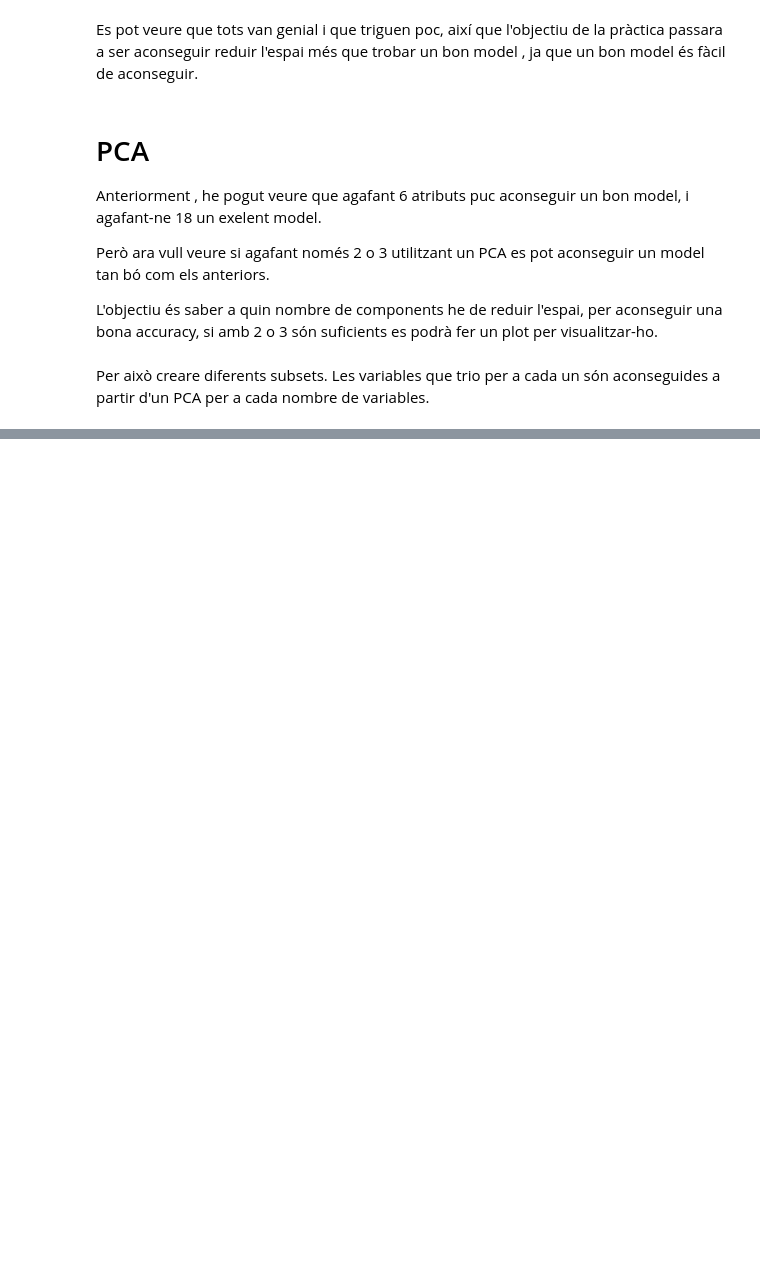
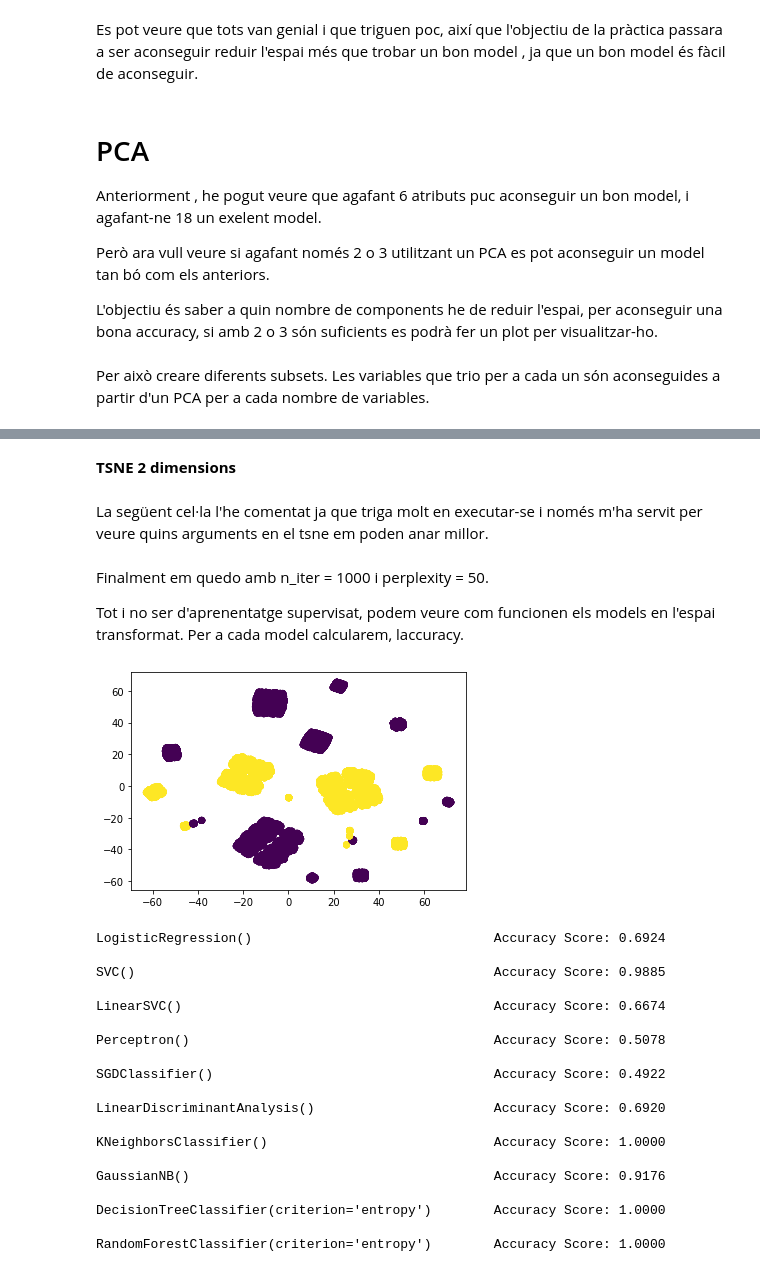
Before and after one commit to AlbertRoca29/Mushrooms, a Jupyter notebook: mushrooms.ipynb, the cells around one changed output, grey strips where cells are left out. Drawn from its saved outputs; the diff is of its cells as text; code cells hidden in the pictures; blank space fills up the shorter version.

```diff
--- a/mushrooms.ipynb
+++ b/mushrooms.ipynb
@@ -461,0 +499,4 @@ Visualització gràfica dels PCA.
+# %% [markdown]
+**TSNE 2 dimensions**
+# %% [markdown]
+La següent cel·la l'he comentat ja que triga molt en executar-se i només m'ha servit per veure quins arguments en el tsne em poden anar millor.
@@ -461,0 +533,53 @@ Visualització gràfica dels PCA.
+# %% [markdown]
+Finalment em quedo amb n_iter = 1000 i perplexity = 50.
+
+Tot i no ser d'aprenentatge supervisat, podem veure com funcionen els models en l'espai transformat. Per a cada model calcularem, laccuracy.
+# %%
+tsne2 = TSNE(n_components=2,n_iter=1000, perplexity = 50) # he augmentat la perplexity respecte l'estandar ja que l'estandar (30) està pensat per dataset molt petits.
+X_tsne2 = tsne2.fit_transform(X_norm)
+plt.scatter(X_tsne2[:, 0], X_tsne2[:, 1], c=y)
+plt.show()
+
+X_train_r, X_test_r, y_train, y_test = train_test_split(X_tsne2, y, test_size=0.3)
+
+models = [
+    LogisticRegression(),
+    SVC(kernel='rbf'),
+    LinearSVC(),
+    Perceptron(),
+    SGDClassifier(),
+    LinearDiscriminantAnalysis(),
+    KNeighborsClassifier(n_neighbors = 5),
+    GaussianNB(),
+    DecisionTreeClassifier(criterion='entropy'),
+    RandomForestClassifier(n_estimators = 100, criterion = 'entropy')
+]
+
+acc = np.zeros((10,2))
+i=0
+for classifier in models:
+    classifier.fit(X_train,y_train)
+    print_score(classifier,X_train,y_train,X_test,y_test)
+    acc[i,0] = accuracy_score(y_test,classifier.predict(X_test))
+    i+=1
+# %% [output]
+[figure, added]
+LogisticRegression()                               Accuracy Score: 0.6924
+
+SVC()                                              Accuracy Score: 0.9885
+
+LinearSVC()                                        Accuracy Score: 0.6674
+
+Perceptron()                                       Accuracy Score: 0.5078
+
+SGDClassifier()                                    Accuracy Score: 0.4922
+
+LinearDiscriminantAnalysis()                       Accuracy Score: 0.6920
+
+KNeighborsClassifier()                             Accuracy Score: 1.0000
+
+GaussianNB()                                       Accuracy Score: 0.9176
+
+DecisionTreeClassifier(criterion='entropy')        Accuracy Score: 1.0000
+
+RandomForestClassifier(criterion='entropy')        Accuracy Score: 1.0000
```
Also changed, not shown: parts of 33 cells of this notebook.
